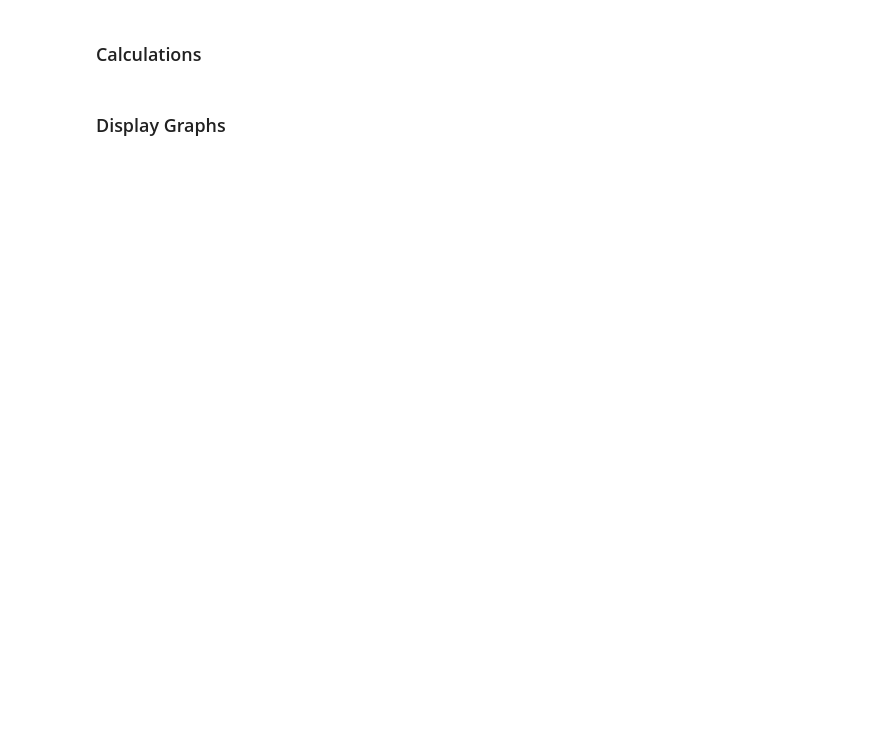
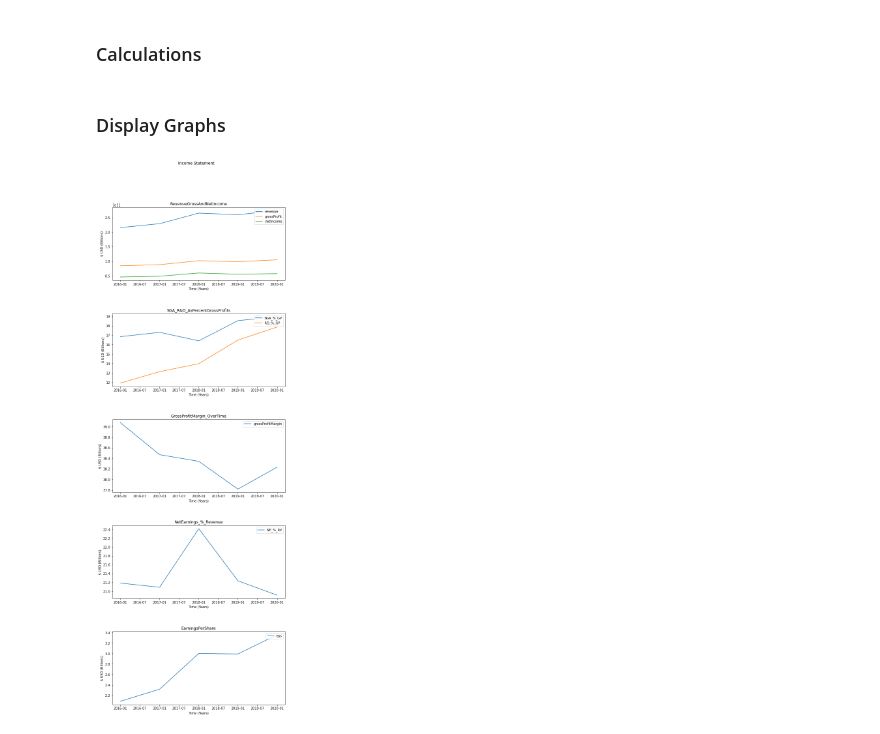
Before and after one commit to sammmoran/FlagShip, a Jupyter notebook: data-collector.ipynb, the cells around one changed output. Cells and saved outputs as stored; diff of their text form; code cells hidden in the pictures; blank space fills up the shorter version.

Commit message:
fix graph space|added legend

```diff
--- a/data-collector.ipynb
+++ b/data-collector.ipynb
@@ -99,33 +107,38 @@ perShareEarnings = data[['fillingDate','eps']]
 
 # Display the Revenue, Gross Profits, and Net Earnings
 # rgnPlot = revGrossNet.plot()
 # rgnPlot.set_ylabel('Hundreds of Billions-USD')
 # rgnPlot.set_xlabel('Time-5yrs')
 
 # Get the past five dates (in years) for the x-axis
 dates = []
 for i in data['fillingDate']:
     date = i.split("-")[0]
     dates.append(date)
 
 x = [dt.datetime.strptime(d,'%Y').date() for d in dates]
 
 # Get the plots you want to provide in graphical form
 plots = { "RevenueGrossAndNetIncome":["revenue","grossProfit","netIncome"],
           "SGA_R&D_AsPercentGrossProfits": ["SGA_%_GP","RD_%_GP"],
          "GrossProfitMargin_OverTime": ["grossProfitMargin"],
          "NetEarnings_%_Revenue":["NE_%_RV"],
          "EarningsPerShare":["eps"]
         }
 
 # Plot these in graphical form as subplots
-fig, axs = plt.subplots(len(plots),figsize=(12,8))
+fig, axs = plt.subplots(len(plots),figsize=(10,25))
 fig.suptitle("Income Statement")
-fig.tight_layout()
+fig.tight_layout(pad=8.0)
 counter = 0
 for plot in plots:
     for line in plots[plot]:
 
         axs[counter].plot(x,data[str(line)])
-
+    axs[counter].set_xlabel("Time (Years)")
+    axs[counter].set_ylabel("$ USD (Billions)")
+    axs[counter].set_title(str(plot))
+    axs[counter].legend(plots[plot],loc="upper right")
     counter+=1
+# %% [output]
+[figure, added]
```
Also changed, not shown: parts of 2 cells of this notebook.
